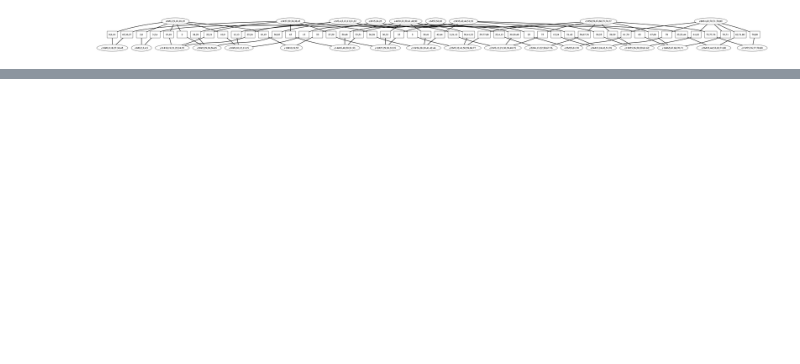
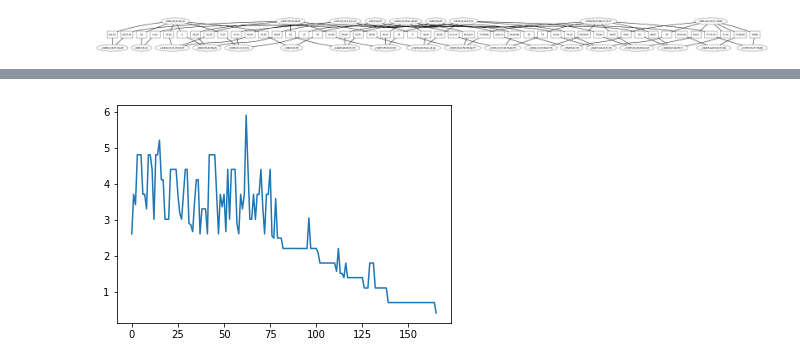
Before and after one commit to ejlouw/veroku, a Jupyter notebook: veroku/notebooks/sudoku_example.ipynb, the cells around one changed output, grey strips where cells are left out. Saved outputs shown, nothing was run; the diff lists cells and outputs as text; code cells hidden in the pictures; blank space fills up the shorter version.

```diff
--- a/veroku/notebooks/sudoku_example.ipynb
+++ b/veroku/notebooks/sudoku_example.ipynb
@@ -252,5 +224,7 @@ NotImplementedError: not implemented, add efficient sorting here.
 # %%
-message_kld_df = sudoku_board.clustergraph.plot_message_convergence(old=True)
+message_kld_df = sudoku_board.clustergraph.plot_message_convergence()
+# %% [output]
+[figure, added]
 # %%
 assert(np.array_equal(solution, solution_array_st))
 check_solution(solution, solution_array_st)
```
Also changed, not shown: parts of 3 cells of this notebook, 7 other files.
